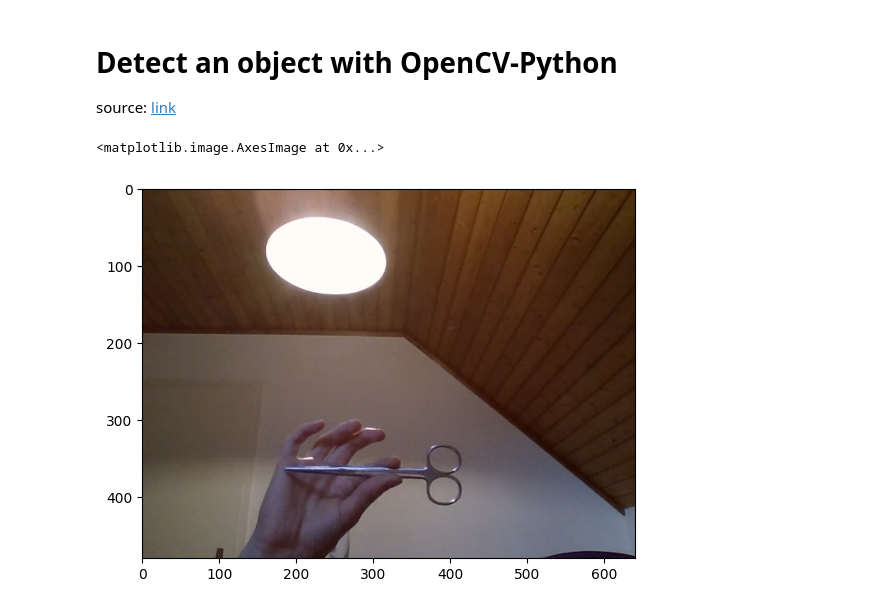
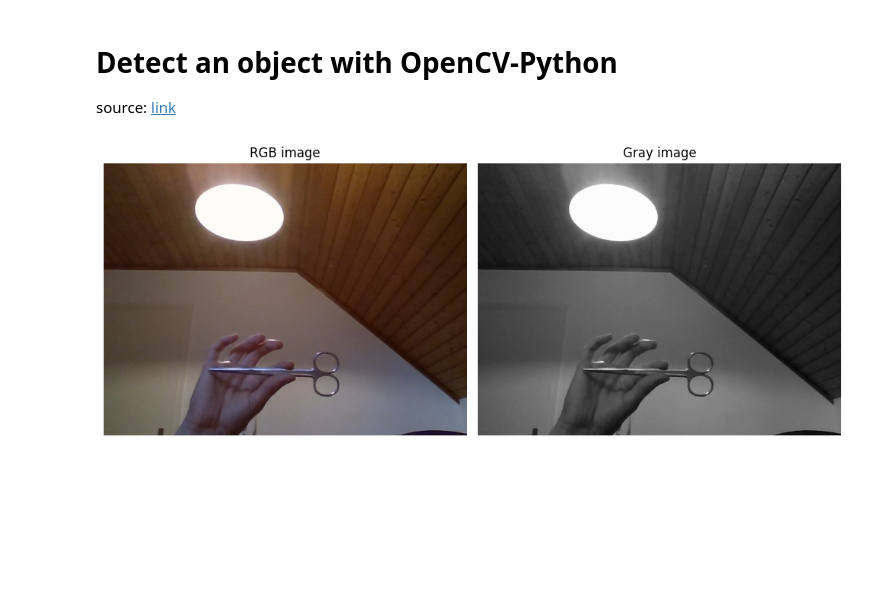
Before and after one commit to PiWebswiss/Genesis, a Jupyter notebook: detect-object-in-image.ipynb, the cells around one changed output. Saved outputs shown, nothing was run; the diff lists cells and outputs as text; code cells hidden in the pictures; blank space fills up the shorter version.

```diff
--- a/detect-object-in-image.ipynb
+++ b/detect-object-in-image.ipynb
@@ -10,18 +10,29 @@ import matplotlib.pyplot as plt
 # %%
 # Opening image
 img = cv2.imread("caputre-images/image-1.jpg")
 
 # OpenCV opens images as BRG
 # but we want it as RGB and
 # we also need a grayscale
 # version
 img_gray = cv2.cvtColor(img, cv2.COLOR_BGR2GRAY)
 img_rgb = cv2.cvtColor(img, cv2.COLOR_BGR2RGB)
 
 # Creates the environment
 # of the picture and shows it
-""" plt.subplot(1,2) """
-plt.imshow(img_rgb)
+fig, ax = plt.subplots(1, 2, figsize=(10, 20))
+
+# Display RGB on the first subplot
+ax[0].imshow(img_rgb)
+ax[0].axis("off")
+ax[0].set_title("RGB image")
+
+# Display Grayscale on the second subplot
+ax[1].imshow(img_gray , cmap="gray")
+ax[1].axis("off")
+ax[1].set_title("Gray image")
+
+plt.tight_layout()
+plt.show()
 # %% [output]
-<matplotlib.image.AxesImage at 0x...>
-[figure, old version]
+[figure, new version]
```
Also changed, not shown: 1 other file.
